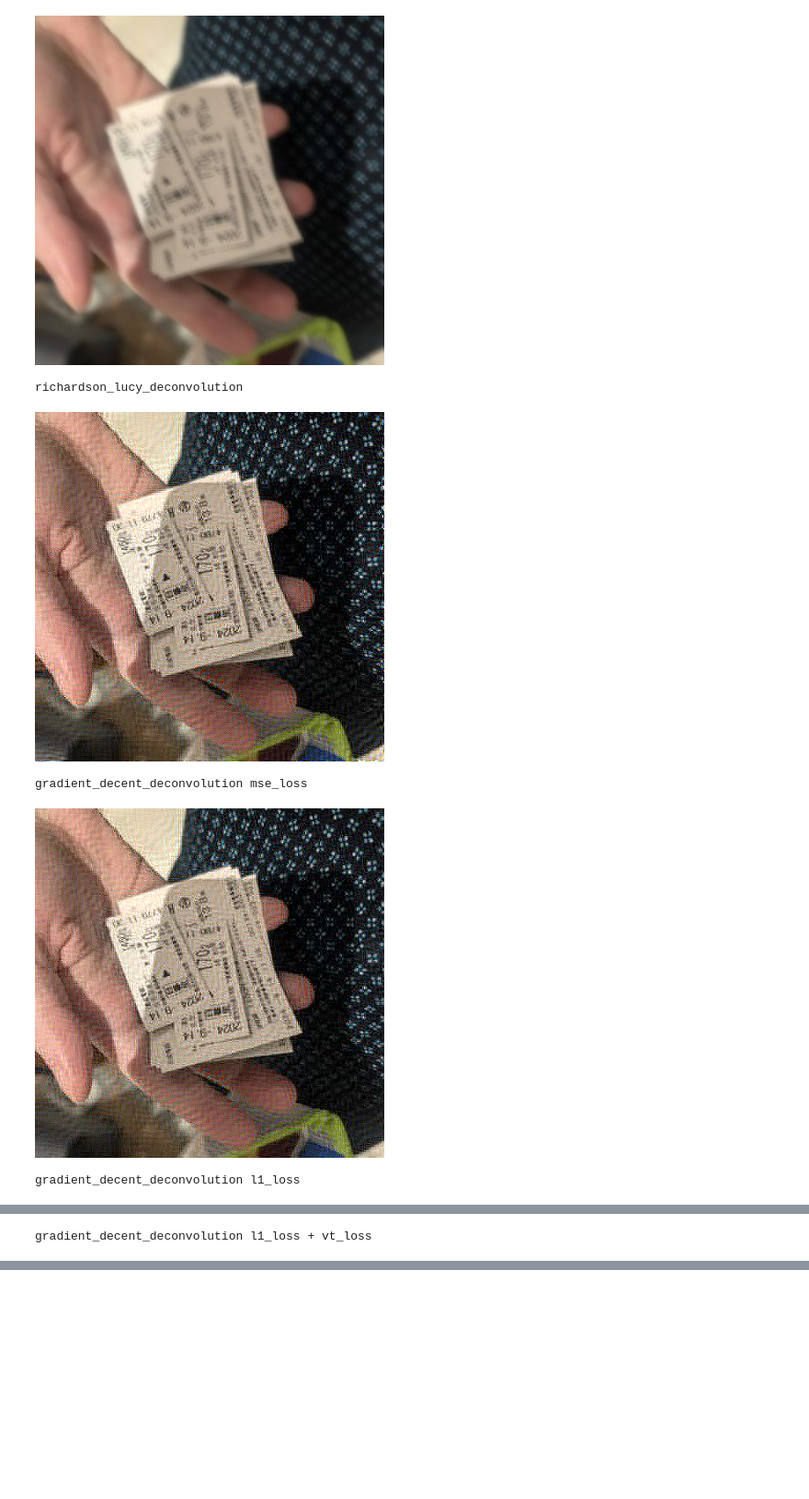
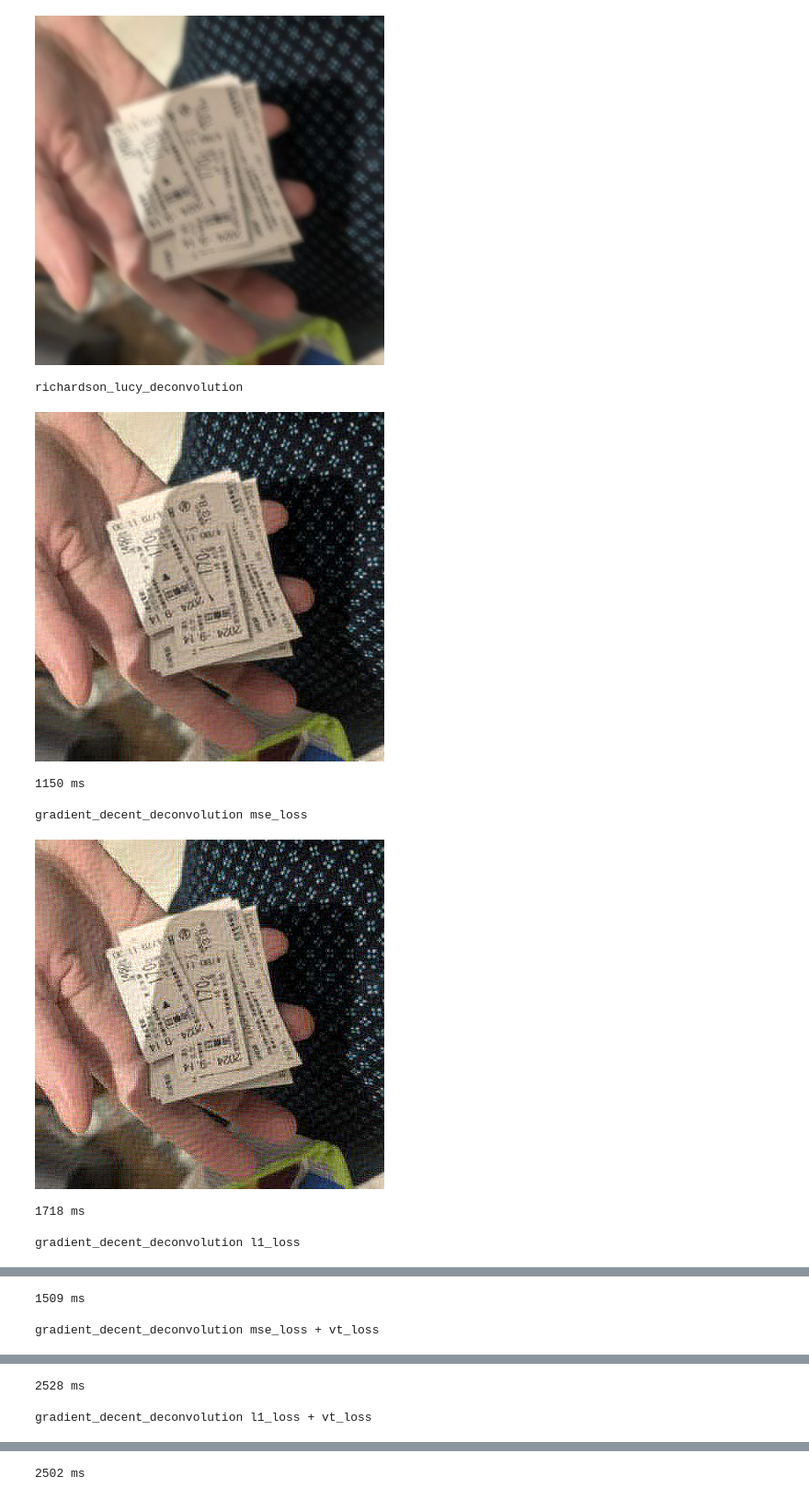
Before and after one commit to KoKuToru/de-pixelate_gaV-O6NPWrI, a Jupyter notebook: example/deconvolution.ipynb, the cells around one changed output, grey strips where cells are left out. Shown at 92% size. Saved outputs shown, nothing was run; the diff lists cells and outputs as text; code cells hidden in the pictures; blank space fills up the shorter version.

```diff
--- a/example/deconvolution.ipynb
+++ b/example/deconvolution.ipynb
@@ -96,54 +96,77 @@ def richardson_lucy_deconvolution(blurred_image, psf, num_iterations=8000, clip=
         if clip:
             estimated_image.clamp_(0, 1)
 
-    return estimated_image
+        yield estimated_image.data
 
 def gradient_decent_deconvolution(blurred_image, psf, num_iterations=8000, clip=True, criterion=None, optimizer=optim.Adam, **opt_params):
     blurred_image = blurred_image.detach()
     psf = psf.detach()
 
     if criterion is None:
         criterion = lambda x, y, z: F.l1_loss(y, z)
 
-    estimated_image = nn.Parameter(blurred_image.clone())
+    estimated_image = blurred_image.clone()
+    estimated_image = nn.Parameter(estimated_image)
     optimizer = optimizer([estimated_image], **opt_params)
     for _ in range(num_iterations):
         optimizer.zero_grad()
         blurred_estimate = filter_psf(estimated_image, psf)
         criterion(estimated_image, blurred_estimate, blurred_image).backward()
         optimizer.step()
 
         if clip:
             estimated_image.data.clamp_(0, 1)
 
-    return estimated_image.detach()
+        yield estimated_image.data
 
 def total_variation_loss(img):
     diff_x = img[:, :, :, 1:] - img[:, :, :, :-1]
     diff_y = img[:, :, 1:, :] - img[:, :, :-1, :]
     tv_loss = torch.sum(torch.abs(diff_x)) + torch.sum(torch.abs(diff_y))
     return tv_loss / img.numel()
 
-print('richardson_lucy_deconvolution')
-frame_reconstructed_1 = richardson_lucy_deconvolution(frame_filtered, psf)
-display(TF.to_pil_image(frame_reconstructed_1[0]))
-
-print('gradient_decent_deconvolution mse_loss')
-frame_reconstructed_3 = gradient_decent_deconvolution(frame_filtered, psf, criterion=lambda x, y, z: F.mse_loss(y, z))
-display(TF.to_pil_image(frame_reconstructed_3[0]))
-
-print('gradient_decent_deconvolution l1_loss')
-frame_reconstructed_2 = gradient_decent_deconvolution(frame_filtered, psf, criterion=lambda x, y, z: F.l1_loss(y, z))
-display(TF.to_pil_image(frame_reconstructed_2[0]))
-
-print('gradient_decent_deconvolution l1_loss + vt_loss')
-frame_reconstructed_4 = gradient_decent_deconvolution(frame_filtered, psf, criterion=lambda x, y, z: F.l1_loss(y, z) + total_variation_loss(x) * 1e-1)
-display(TF.to_pil_image(frame_reconstructed_4[0]))
+import time
+ITERS = 200
+LR = 1e-1
+for m, f in (
+    ('richardson_lucy_deconvolution',
+       lambda: richardson_lucy_deconvolution(frame_filtered, psf, num_iterations=ITERS)),
+    ('gradient_decent_deconvolution mse_loss',
+        lambda: gradient_decent_deconvolution(frame_filtered, psf, num_iterations=ITERS, criterion=lambda x, y, z: F.mse_loss(y, z), lr=LR)),
+    ('gradient_decent_deconvolution l1_loss',
+        lambda: gradient_decent_deconvolution(frame_filtered, psf, num_iterations=ITERS, criterion=lambda x, y, z: F.l1_loss(y, z), lr=LR)),
+    ('gradient_decent_deconvolution mse_loss + vt_loss',
+        lambda: gradient_decent_deconvolution(frame_filtered, psf, num_iterations=ITERS, criterion=lambda x, y, z: F.mse_loss(y, z) + total_variation_loss(x) * 8e-3, lr=LR)),
+    ('gradient_decent_deconvolution l1_loss + vt_loss',
+        lambda: gradient_decent_deconvolution(frame_filtered, psf, num_iterations=ITERS, criterion=lambda x, y, z: F.l1_loss(y, z) + total_variation_loss(x) * 8e-3, lr=LR))
+):
+    print(m)
+    u = None
+    start = time.time()
+    for frame_reconstructed in f():
+        now  = time.time()
+        v = TF.to_pil_image(frame_reconstructed[0])
+        if u is None:
+            u = display(v, display_id=True)
+        else:
+            if now-last < 0.125:
+                continue
+            u.update(v)
+        last = now
+    u.update(v)
+    end = time.time()
+    print(int((end-start)*1000),'ms \n')
 # %% [output]
 richardson_lucy_deconvolution
-[figure, old version]
+[figure, new version]
+1150 ms
+
 gradient_decent_deconvolution mse_loss
 [figure]
+1718 ms
+
 gradient_decent_deconvolution l1_loss
 [figure]
-gradient_decent_deconvolution l1_loss + vt_loss
+1509 ms
+
+gradient_decent_deconvolution mse_loss + vt_loss
@@ -150,0 +174,3 @@ gradient_decent_deconvolution l1_loss + vt_loss
+2528 ms
+
+gradient_decent_deconvolution l1_loss + vt_loss
@@ -150,0 +178 @@ gradient_decent_deconvolution l1_loss + vt_loss
+2502 ms
```
Also changed, not shown: parts of 1 cell of this notebook, 2 other files.
